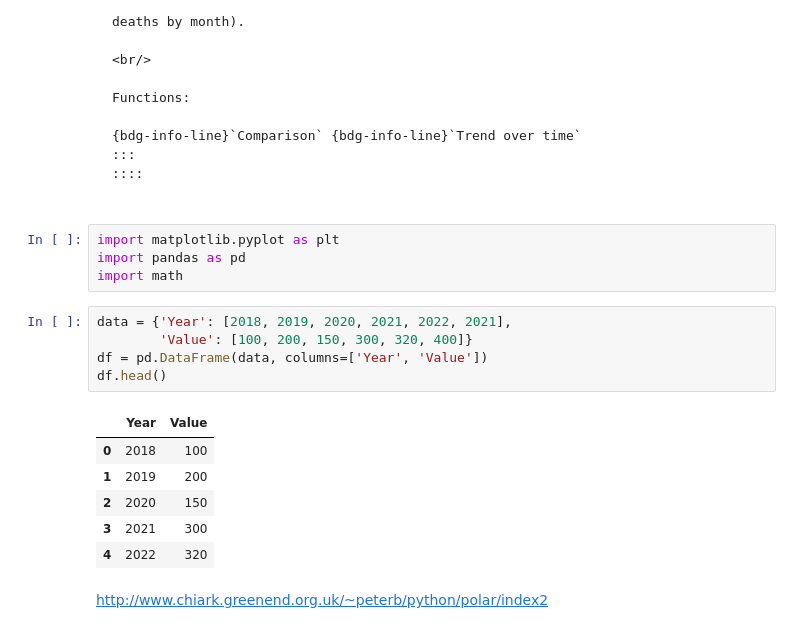
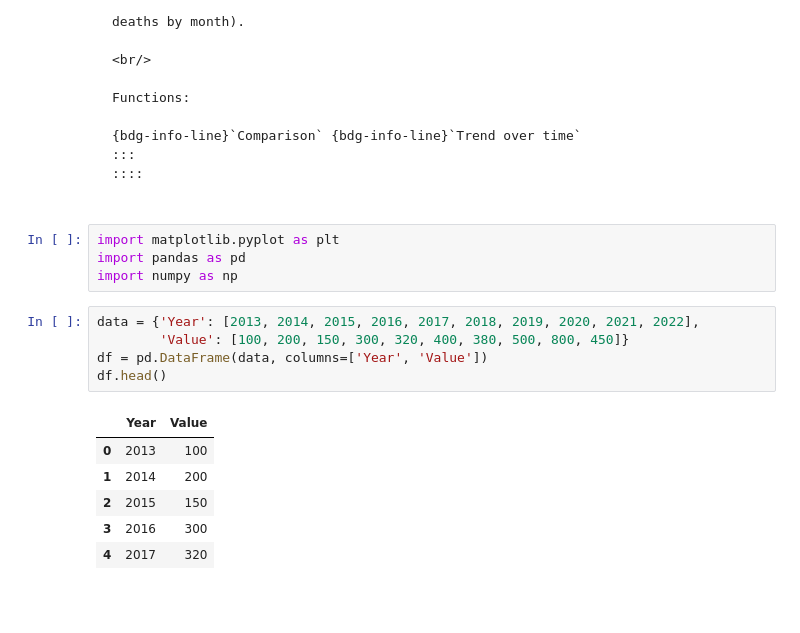
Before and after one commit to JohnTrunix/data-science-jupyter-book, a Jupyter notebook: pages/visualization/visuals/charts/polararea.ipynb, the cells around one changed output. Drawn from its saved outputs; the diff is of its cells as text; blank space fills up the shorter version.

```diff
--- a/pages/visualization/visuals/charts/polararea.ipynb
+++ b/pages/visualization/visuals/charts/polararea.ipynb
@@ -31,18 +31,16 @@ Functions:
 # %%
 import matplotlib.pyplot as plt
 import pandas as pd
-import math
+import numpy as np
 # %%
-data = {'Year': [2018, 2019, 2020, 2021, 2022, 2021],
-        'Value': [100, 200, 150, 300, 320, 400]}
+data = {'Year': [2013, 2014, 2015, 2016, 2017, 2018, 2019, 2020, 2021, 2022],
+        'Value': [100, 200, 150, 300, 320, 400, 380, 500, 800, 450]}
 df = pd.DataFrame(data, columns=['Year', 'Value'])
 df.head()
 # %% [output]
 |  | Year | Value |
-| 0 | 2018 | 100 |
-| 1 | 2019 | 200 |
-| 2 | 2020 | 150 |
-| 3 | 2021 | 300 |
-| 4 | 2022 | 320 |
+| 0 | 2013 | 100 |
+| 1 | 2014 | 200 |
+| 2 | 2015 | 150 |
+| 3 | 2016 | 300 |
+| 4 | 2017 | 320 |
-# %% [markdown]
-http://www.chiark.greenend.org.uk/~peterb/python/polar/index2
```
Also changed, not shown: parts of 2 cells of this notebook, 6 other files.
